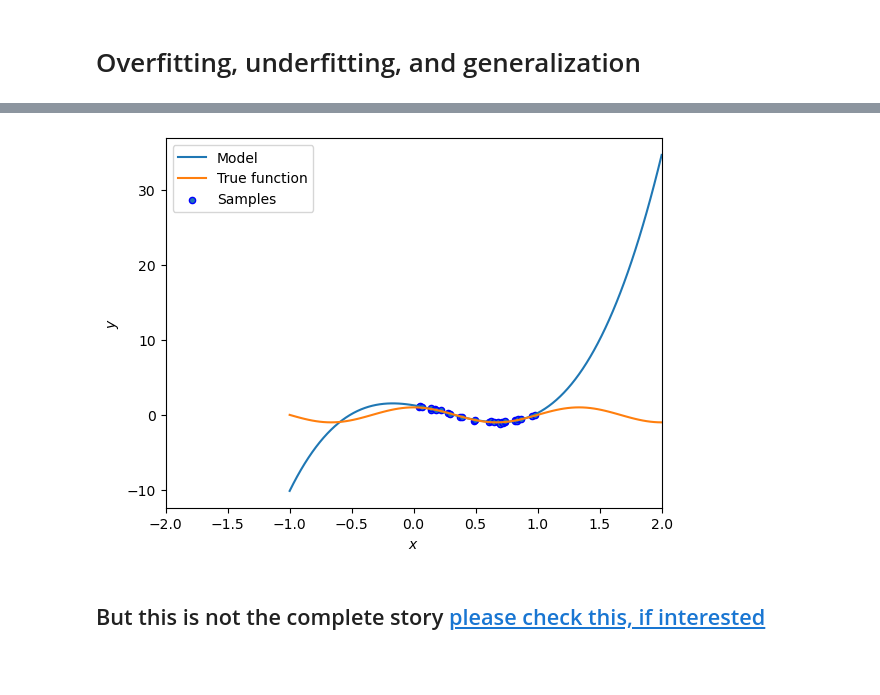
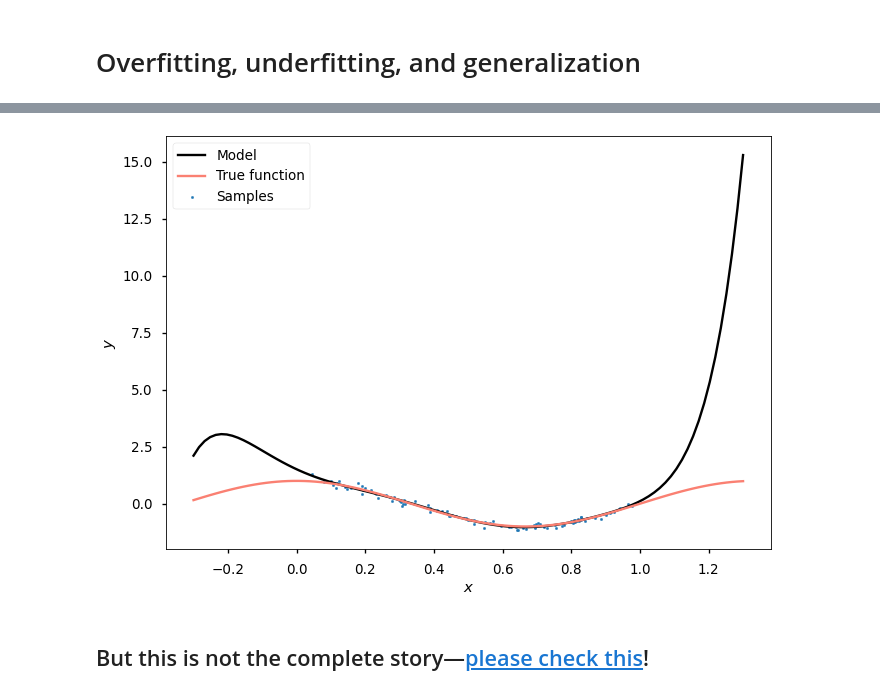
Before and after one commit to arghyadutta/AIComplexSystems, a Jupyter notebook: 03-notebook.ipynb, the cells around one changed output, grey strips where cells are left out. Cells and saved outputs as stored; diff of their text form; code cells hidden in the pictures; blank space fills up the shorter version.

```diff
--- a/03-notebook.ipynb
+++ b/03-notebook.ipynb
@@ -5,20 +18,29 @@
 
 import matplotlib.pyplot as plt
 import numpy as np
+plt.style.use("seaborn-v0_8-talk")
+plt.rcParams['figure.dpi'] = 75
 # %%
 def true_fun(X):
     return np.cos(1.5 * np.pi * X)
 
 
-# generate 30 different samples from the true function, adding a random noise to each one
-n_samples = 30
+# generate 100 samples from the true function, adding a random noise to each one
+
+n_samples = 100
+
+# set the range of those samples
+min_x_train = 0
+max_x_train = 1
 
 X = np.sort(np.random.rand(n_samples))
 y = true_fun(X) + np.random.randn(n_samples) * 0.1
 
 plt.scatter(X, y)
 plt.plot(
-    np.arange(0, 1, 0.01), np.cos(1.5 * np.pi * np.arange(0, 1, 0.01)), color="red"
+    np.arange(min_x_train, max_x_train, 0.01),
+    np.cos(1.5 * np.pi * np.arange(min_x_train, max_x_train, 0.01)),
+    color="red",
 )
-pass;
+pass
 # %% [output]
@@ -64,29 +91,32 @@ from sklearn.preprocessing import PolynomialFeatures
 # %%
-polynomial_features = PolynomialFeatures(degree=3, include_bias=False)
+from sklearn.pipeline import Pipeline
+from sklearn.preprocessing import PolynomialFeatures
 
-# From documentation: Generate a new feature matrix consisting of all polynomial combinations of the features with degree less than or equal to the specified degree. For example, if an input sample is two dimensional and of the form [a, b], the degree-2 polynomial features are [1, a, b, a^2, ab, b^2].
+# `PolynomialFeatures` documentation: Generate a new feature matrix consisting of all polynomial combinations of the features with degree less than or equal to the specified degree. For example, if an input sample is two dimensional and of the form [a, b], the degree-2 polynomial features are [1, a, b, a^2, ab, b^2].
+
+polynomial_features = PolynomialFeatures(degree=7, include_bias=False)
 
 linear_regression = LinearRegression()
 
 pipeline = Pipeline(
     [
         ("polynomial_features", polynomial_features),
         ("linear_regression", linear_regression),
     ]
 )
 pipeline.fit(X[:, np.newaxis], y)
 
-X_test = np.linspace(-1, 2, 100)
+X_test = np.linspace(-0.3, 1.3, 100)
 fig, ax = plt.subplots(1)
-ax.plot(X_test, pipeline.predict(X_test[:, np.newaxis]), label="Model")
-ax.plot(X_test, true_fun(X_test), label="True function")
-ax.scatter(X, y, edgecolor="b", s=20, label="Samples")
+ax.plot(X_test, pipeline.predict(X_test[:, np.newaxis]), label="Model", color='black')
+ax.plot(X_test, true_fun(X_test), label="True function",color='salmon')
+ax.scatter(X, y,s=5, label="Samples")
+
 ax.set_xlabel("$x$")
 ax.set_ylabel("$y$")
-ax.set_xlim(-2, 2)
 ax.legend()
 pass;
 # %% [output]
-[figure, old version]
+[figure, new version]
 # %% [markdown]
-## But this is not the complete story [please check this, if interested](https://alexshtf.github.io/2024/01/21/Bernstein.html)
+## But this is not the complete story—[please check this](https://alexshtf.github.io/2024/01/21/Bernstein.html)!
```
Also changed, not shown: parts of 4 cells of this notebook, 6 other files.
